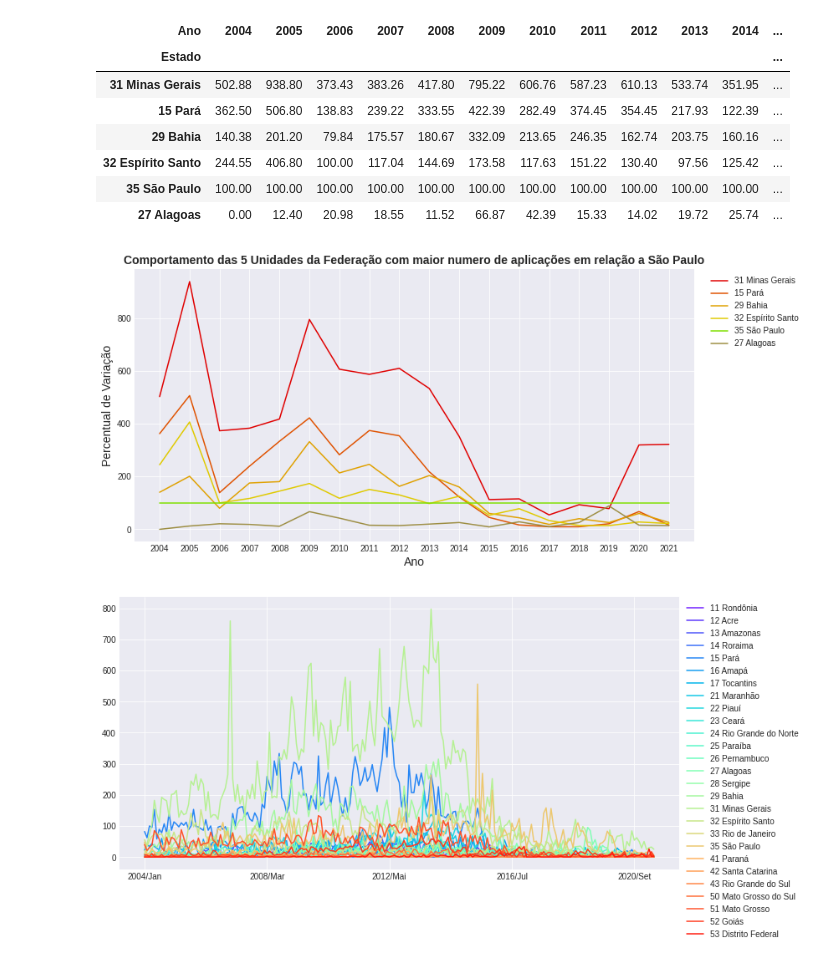
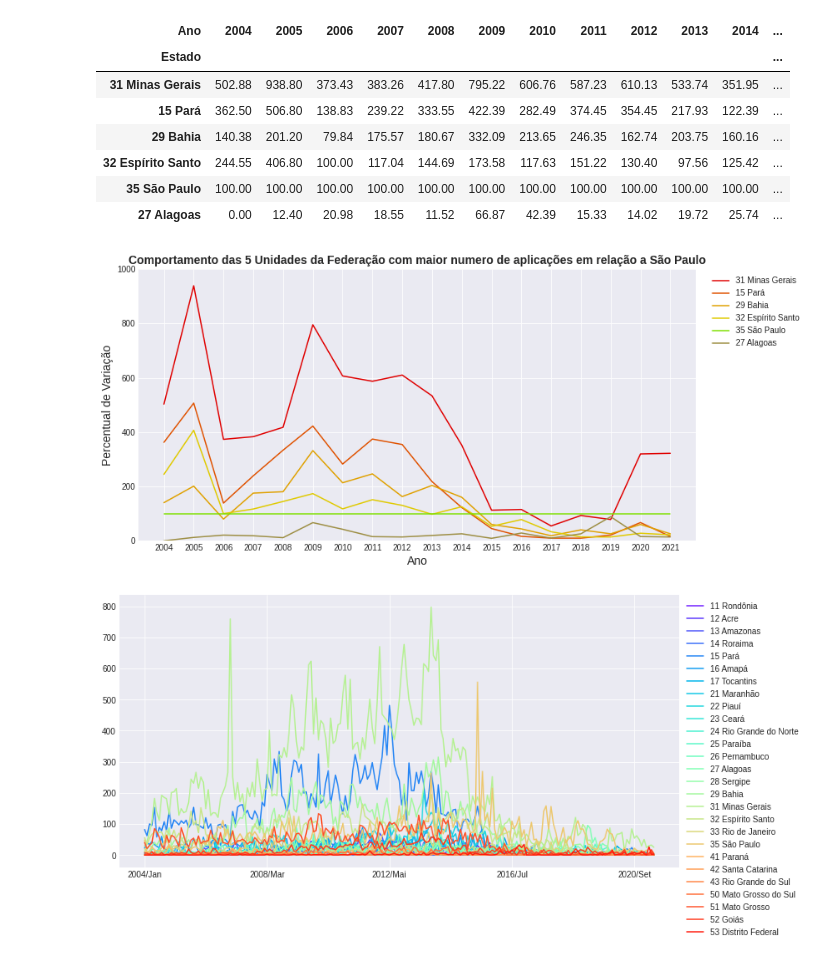
Before and after one commit to laugustovieira/Soro_Anti_Escorpionico, a Jupyter notebook: noteboocks/soro_anti_escorpionico.ipynb, the cells around one changed output. Saved outputs shown, nothing was run; the diff lists cells and outputs as text; code cells hidden in the pictures.

```diff
--- a/noteboocks/soro_anti_escorpionico.ipynb
+++ b/noteboocks/soro_anti_escorpionico.ipynb
@@ -211,16 +249,26 @@ correlacao_um_estado.style.background_gradient(cmap='coolwarm').set_precision(2)
 | 35 São Paulo | 100.00 | 100.00 | 100.00 | 100.00 | 100.00 | 100.00 | 100.00 | 100.00 | 100.00 | 100.00 | 100.00 | ... |
 | 27 Alagoas | 0.00 | 12.40 | 20.98 | 18.55 | 11.52 | 66.87 | 42.39 | 15.33 | 14.02 | 19.72 | 25.74 | ... |
 # %%
+#imprimindo figura
 ax = correlacao_um_estado.T.plot(color=colors2, figsize=(12,6))
+
+#definindo os labels do eixo x
 ax.set_xticks(range(len(eixo_x)))
 ax.set_xticklabels(eixo_x)
+
+#posicionando a legenda
 plt.legend(bbox_to_anchor=(1.2,1))
+
+#definindo os labels dos eixos e título
 plt.ylabel('Percentual de Variação', fontsize=14)
 plt.xlabel('Ano', fontsize=14)
 plt.title('Comportamento das 5 Unidades da Federação com maior numero de aplicações em relação a São Paulo', fontsize = 14, fontweight = 'bold')
+
+#garantindo o limite de Y
+plt.ylim(0,1000)
 plt.show()
 # %% [output]
-[figure, old version]
+[figure, new version]
 # %%
 ax =dados_regiao_usaveis.T.plot(figsize=(12,6))
 plt.legend(bbox_to_anchor=(1,1))
```
Also changed, not shown: parts of 19 cells of this notebook.
